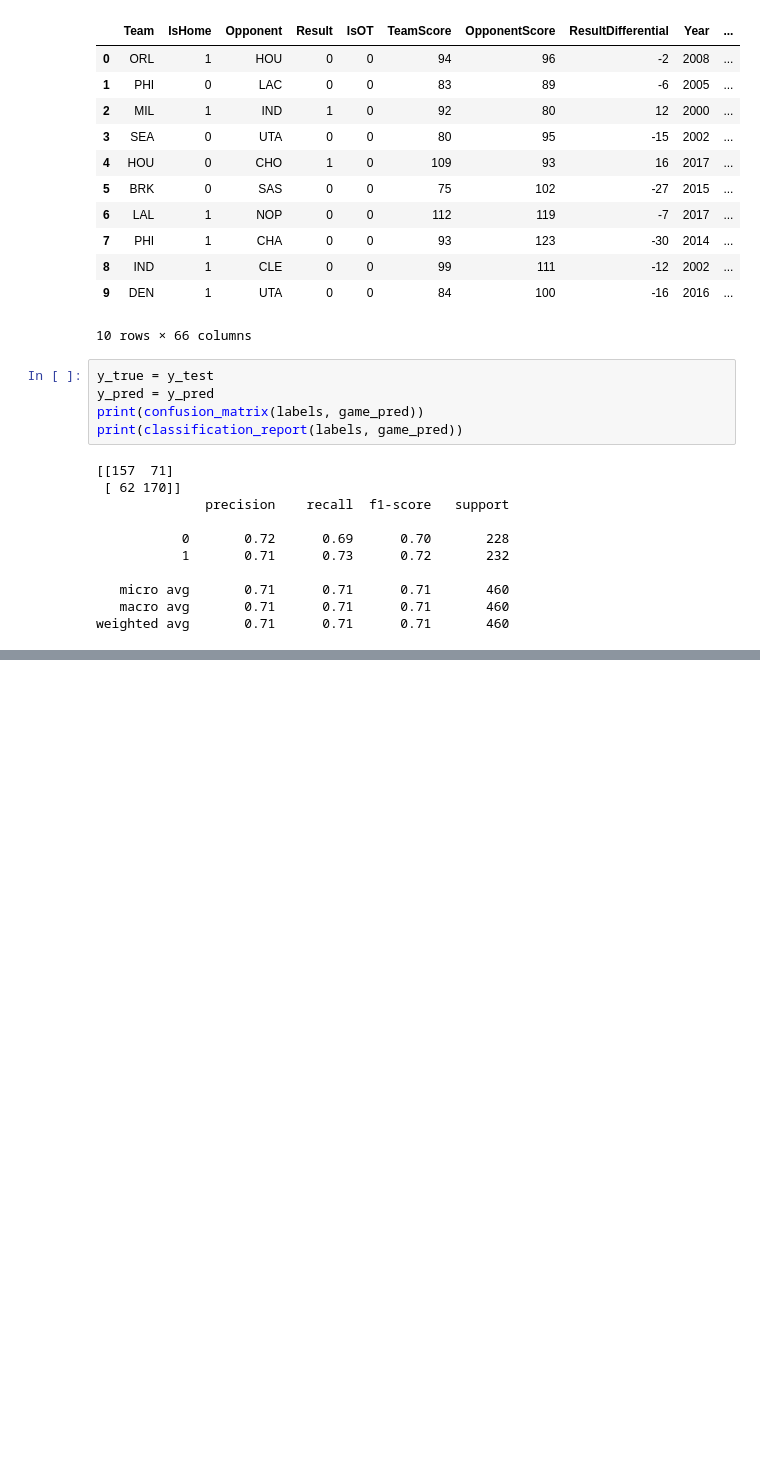
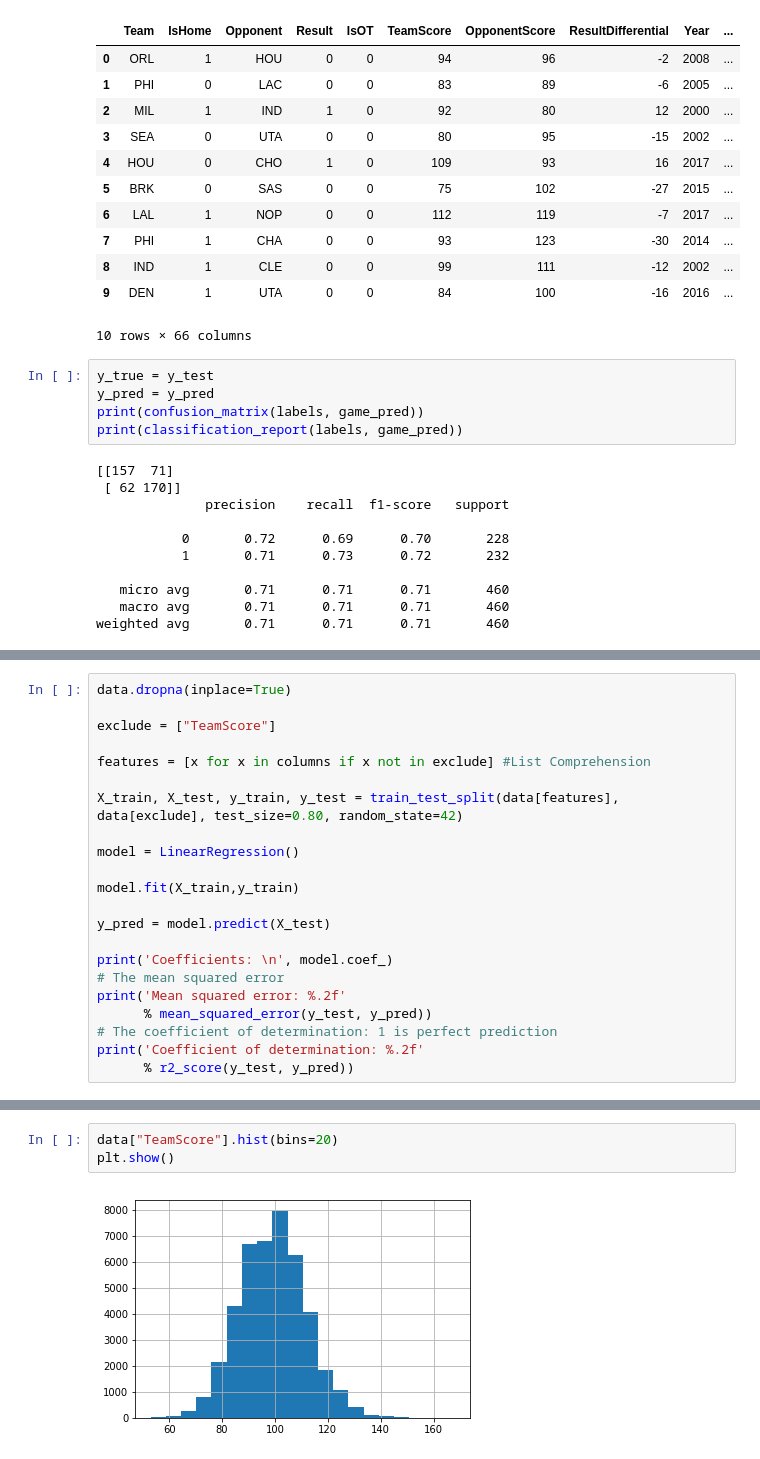
Before and after one commit to fr4nc1sj0hn/DataScienceTraininingWTW, a Jupyter notebook: Machine Learning Fundamentals.ipynb, the cells around one changed output, grey strips where cells are left out. Cells and saved outputs as stored; diff of their text form; blank space fills up the shorter version.

Commit message:
Regression

```diff
--- a/Machine Learning Fundamentals.ipynb
+++ b/Machine Learning Fundamentals.ipynb
@@ -124,0 +229,22 @@ weighted avg       0.71      0.71      0.71       460
+# %%
+data.dropna(inplace=True)
+
+exclude = ["TeamScore"]
+
+features = [x for x in columns if x not in exclude] #List Comprehension
+
+X_train, X_test, y_train, y_test = train_test_split(data[features], data[exclude], test_size=0.80, random_state=42)
+
+model = LinearRegression()
+
+model.fit(X_train,y_train)
+
+y_pred = model.predict(X_test)
+
+print('Coefficients: \n', model.coef_)
+# The mean squared error
+print('Mean squared error: %.2f'
+      % mean_squared_error(y_test, y_pred))
+# The coefficient of determination: 1 is perfect prediction
+print('Coefficient of determination: %.2f'
+      % r2_score(y_test, y_pred))
@@ -124,0 +314,5 @@ weighted avg       0.71      0.71      0.71       460
+# %%
+data["TeamScore"].hist(bins=20)
+plt.show()
+# %% [output]
+[figure, added]
```
Also changed, not shown: parts of 14 cells of this notebook, 1 other file.
